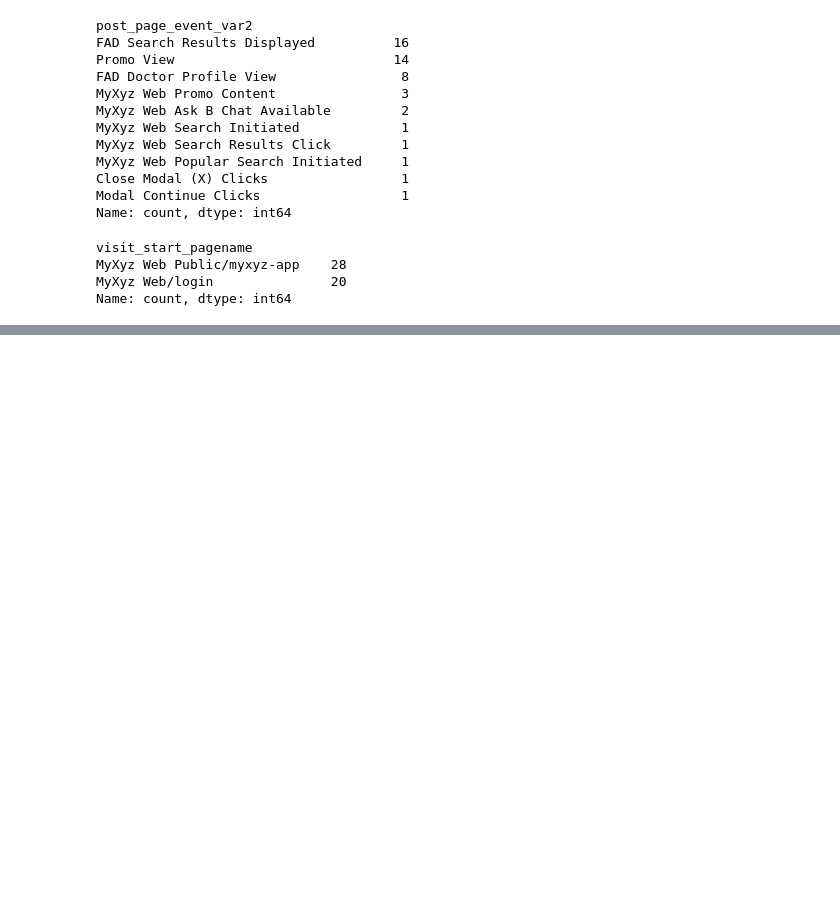
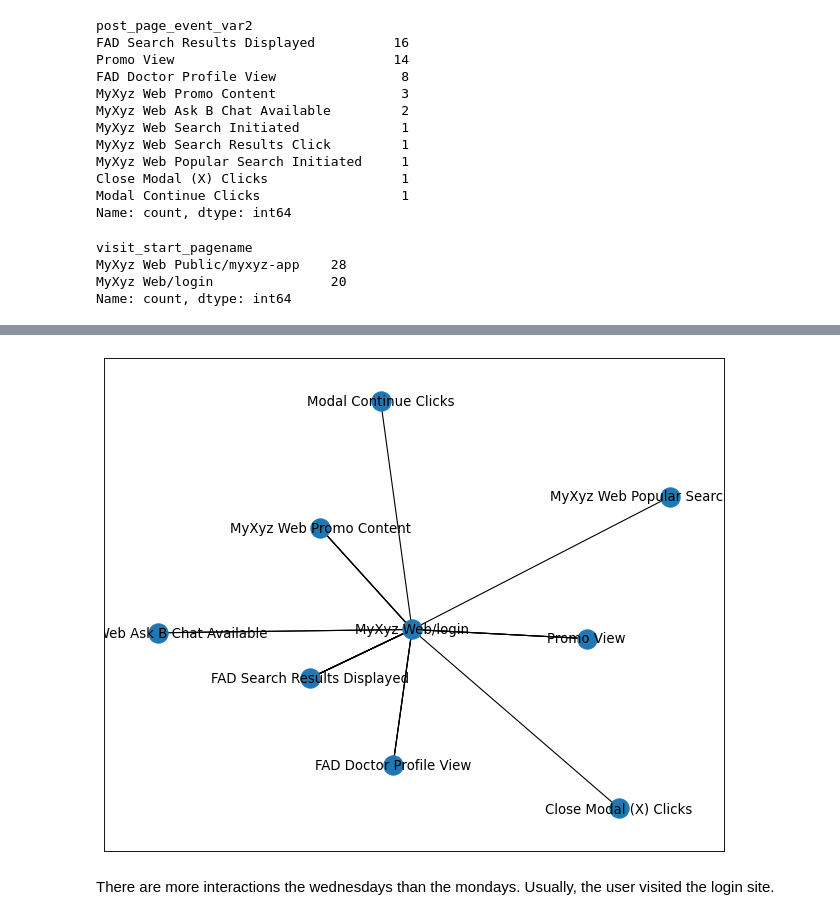
Before and after one commit to urcuqui/Data-Science, a Jupyter notebook: Challenges/perficient/Perficient.ipynb, the cells around one changed output, grey strips where cells are left out. Drawn from its saved outputs; the diff is of its cells as text; code cells hidden in the pictures; blank space fills up the shorter version.

```diff
--- a/Challenges/perficient/Perficient.ipynb
+++ b/Challenges/perficient/Perficient.ipynb
@@ -174,0 +203,15 @@ Thorugh the last plot we can see some interactions that the user had from 2022-0
+# %%
+G = nx.from_pandas_edgelist(df_two[df_two.day ==2], target='post_page_event_var2',
+                            source='visit_start_pagename',
+                           edge_attr=['date_time'],
+                           create_using= nx.MultiGraph())
+
+from matplotlib.pyplot import figure
+
+figure(figsize=(10, 8), dpi=80)
+
+nx.draw_networkx(G, with_labels=True)
+# %% [output]
+[figure, added]
+# %% [markdown]
+There are more interactions the wednesdays than the mondays. Usually, the user visited the login site.
```
Also changed, not shown: parts of 18 cells of this notebook, 1 other file.
